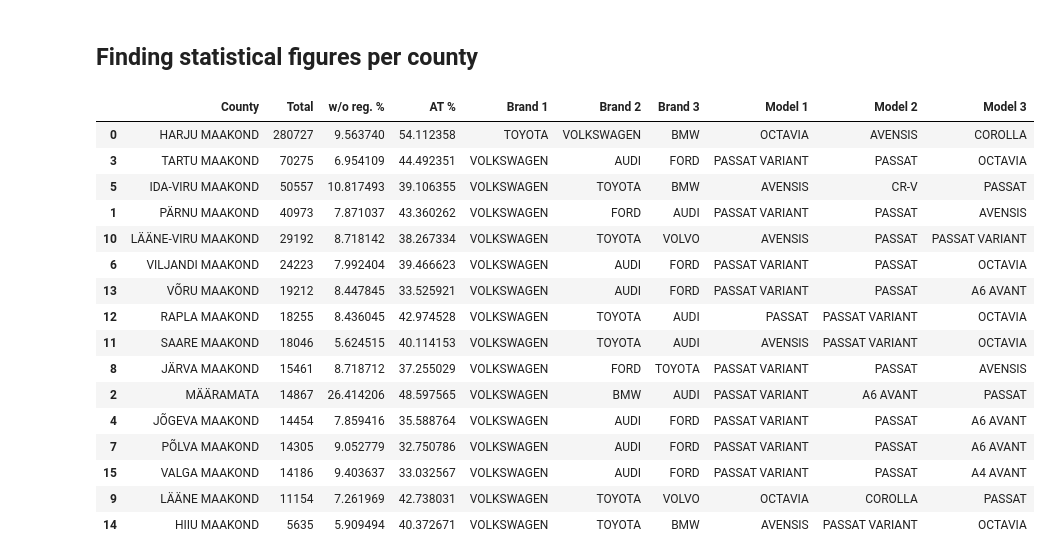
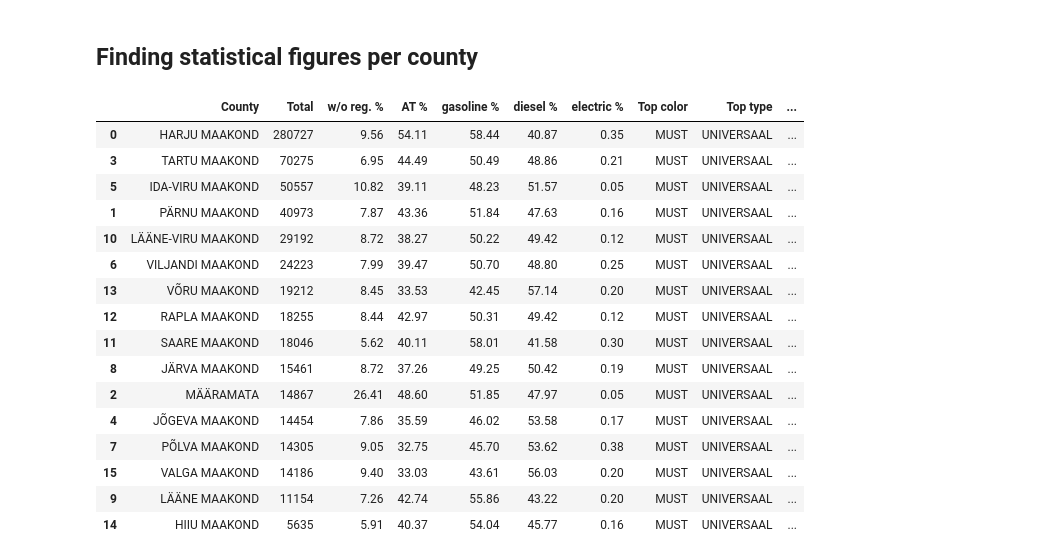
Before and after one commit to Rapur101/IDS2020Project, a Jupyter notebook: Data mining.ipynb, the cells around one changed output. Cells and saved outputs as stored; diff of their text form; code cells hidden in the pictures.

Commit message:
Deep look into county's infos

```diff
--- a/Data mining.ipynb
+++ b/Data mining.ipynb
@@ -9,54 +9,75 @@ data =  pd.read_csv("data/cleanedData.csv")
 <h2>Finding statistical figures per county</h2>
 # %%
 county_dataset = pd.DataFrame(columns=["County","Total","w/o reg. %", "AT %",
+                                       "gasoline %", "diesel %", "electric %",
+                                       "Top color", "Top type", "Avg engine",
+                                       "Avg CO2", "Avg empty mass",
                                        "Brand 1", "Brand 2", "Brand 3",
                                       "Model 1", "Model 2", "Model 3"])
 
 i =0
 for county in data["Maakond"].unique():
     countyData = data.loc[data['Maakond'] == county]
 
     cars = len(countyData)
     stopedCars = len(countyData[countyData["Üldine staatus"] == "PEATATUD"])
     atCars = len(countyData[(countyData["Käigukasti tüüp"] == "CVT") |
                              (countyData["Käigukasti tüüp"] == "AUTOMAAT")])
-    stopedPercentage = (stopedCars/cars) * 100
-    atPercentage = (atCars/cars) * 100
+    stopedPercentage = round((stopedCars/cars) * 100, 2)
+    atPercentage = round((atCars/cars) * 100, 2)
+
+    gasolineCars = len(countyData[(countyData["Mootori tüüp"] == "BENSIIN_KATALYSAATOR") |
+                                  (countyData["Mootori tüüp"] == "BENSIIN_HYBRIID")|
+                                  (countyData["Mootori tüüp"] == "BENSIIN")])
+    dieselCars = len(countyData[(countyData["Mootori tüüp"] == "DIISEL") |
+                                  (countyData["Mootori tüüp"] == "DIISEL_HYBRIID")])
+    electricCars = len(countyData[(countyData["Mootori tüüp"] == "ELEKTER")])
+
+    gasolinePercentage = round((gasolineCars/cars) * 100, 2)
+    dieselPercentage =  round((dieselCars/cars) * 100, 2)
+    electricPercentage =  round((electricCars/cars) * 100, 2)
 
     topBrands = countyData.groupby("Mark").size().sort_values(ascending=False)
     topModels = countyData.groupby("Mudel").size().sort_values(ascending=False)
+
+    topColors = countyData.groupby("Värv").size().sort_values(ascending=False)
+    topType = countyData.groupby("Keretüüp").size().sort_values(ascending=False)
+
+    avgEngine = countyData["Mootori võimsus"].mean()
+    avgCO2 = countyData["CO2"].mean()
+    avgMass = countyData["Tühimass"].mean()
 
     brand1 = str(topBrands.index[0]) #+ ": " + str(topBrands[0])
     brand2 = str(topBrands.index[1]) #+ ": " +  str(topBrands[1])
     brand3 = str(topBrands.index[2]) #+ ": " +  str(topBrands[2])
 
     model1 = str(topModels.index[0]) #+ ": " + str(topModels[0])
     model2 = str(topModels.index[1]) #+ ": " +  str(topModels[1])
     model3 = str(topModels.index[2]) #+ ": " +  str(topModels[2])
 
-    county_dataset.loc[i] = [county] + [cars] + [stopedPercentage] + [atPercentage] + [brand1] + [brand2] + [brand3] + [model1] + [model2] + [model3]
+    county_dataset.loc[i] = [county] + [cars] + [stopedPercentage] + [atPercentage] + [gasolinePercentage]  + [dieselPercentage] + [electricPercentage] + [topColors.index[0]] + [topType.index[0]] + [avgEngine] + [avgCO2] + [avgMass] + [brand1] + [brand2] + [brand3] + [model1] + [model2] + [model3]
     i +=1
 
 county_dataset = county_dataset.sort_values(by="Total", ascending= False)
 display(county_dataset)
     #display(countyData.describe())
     #display(countyData.groupby("Mark").count()["Üldine staatus"].sort_values(ascending=False).head())
     #display(countyData.groupby("Mudel").count()["Üldine staatus"].sort_values(ascending=False).head())
 # %% [output]
-|  | County | Total | w/o reg. % | AT % | Brand 1 | Brand 2 | Brand 3 | Model 1 | Model 2 | Model 3 |
-| 0 | HARJU MAAKOND | 280727 | 9.563740 | 54.112358 | TOYOTA | VOLKSWAGEN | BMW | OCTAVIA | AVENSIS | COROLLA |
-| 3 | TARTU MAAKOND | 70275 | 6.954109 | 44.492351 | VOLKSWAGEN | AUDI | FORD | PASSAT VARIANT | PASSAT | OCTAVIA |
-| 5 | IDA-VIRU MAAKOND | 50557 | 10.817493 | 39.106355 | VOLKSWAGEN | TOYOTA | BMW | AVENSIS | CR-V | PASSAT |
-| 1 | PÄRNU MAAKOND | 40973 | 7.871037 | 43.360262 | VOLKSWAGEN | FORD | AUDI | PASSAT VARIANT | PASSAT | AVENSIS |
-| 10 | LÄÄNE-VIRU MAAKOND | 29192 | 8.718142 | 38.267334 | VOLKSWAGEN | TOYOTA | VOLVO | AVENSIS | PASSAT | PASSAT VARIANT |
-| 6 | VILJANDI MAAKOND | 24223 | 7.992404 | 39.466623 | VOLKSWAGEN | AUDI | FORD | PASSAT VARIANT | PASSAT | OCTAVIA |
-| 13 | VÕRU MAAKOND | 19212 | 8.447845 | 33.525921 | VOLKSWAGEN | AUDI | FORD | PASSAT VARIANT | PASSAT | A6 AVANT |
-| 12 | RAPLA MAAKOND | 18255 | 8.436045 | 42.974528 | VOLKSWAGEN | TOYOTA | AUDI | PASSAT | PASSAT VARIANT | OCTAVIA |
-| 11 | SAARE MAAKOND | 18046 | 5.624515 | 40.114153 | VOLKSWAGEN | TOYOTA | AUDI | AVENSIS | PASSAT VARIANT | OCTAVIA |
-| 8 | JÄRVA MAAKOND | 15461 | 8.718712 | 37.255029 | VOLKSWAGEN | FORD | TOYOTA | PASSAT VARIANT | PASSAT | AVENSIS |
-| 2 | MÄÄRAMATA | 14867 | 26.414206 | 48.597565 | VOLKSWAGEN | BMW | AUDI | PASSAT VARIANT | A6 AVANT | PASSAT |
-| 4 | JÕGEVA MAAKOND | 14454 | 7.859416 | 35.588764 | VOLKSWAGEN | AUDI | FORD | PASSAT VARIANT | PASSAT | A6 AVANT |
-| 7 | PÕLVA MAAKOND | 14305 | 9.052779 | 32.750786 | VOLKSWAGEN | AUDI | FORD | PASSAT VARIANT | PASSAT | A6 AVANT |
-| 15 | VALGA MAAKOND | 14186 | 9.403637 | 33.032567 | VOLKSWAGEN | AUDI | FORD | PASSAT VARIANT | PASSAT | A4 AVANT |
-| 9 | LÄÄNE MAAKOND | 11154 | 7.261969 | 42.738031 | VOLKSWAGEN | TOYOTA | VOLVO | OCTAVIA | COROLLA | PASSAT |
-| 14 | HIIU MAAKOND | 5635 | 5.909494 | 40.372671 | VOLKSWAGEN | TOYOTA | BMW | AVENSIS | PASSAT VARIANT | OCTAVIA |
+|  | County | Total | w/o reg. % | AT % | gasoline % | diesel % | electric % | Top color | Top type | ... |
+| 0 | HARJU MAAKOND | 280727 | 9.56 | 54.11 | 58.44 | 40.87 | 0.35 | MUST | UNIVERSAAL | ... |
+| 3 | TARTU MAAKOND | 70275 | 6.95 | 44.49 | 50.49 | 48.86 | 0.21 | MUST | UNIVERSAAL | ... |
+| 5 | IDA-VIRU MAAKOND | 50557 | 10.82 | 39.11 | 48.23 | 51.57 | 0.05 | MUST | UNIVERSAAL | ... |
+| 1 | PÄRNU MAAKOND | 40973 | 7.87 | 43.36 | 51.84 | 47.63 | 0.16 | MUST | UNIVERSAAL | ... |
+| 10 | LÄÄNE-VIRU MAAKOND | 29192 | 8.72 | 38.27 | 50.22 | 49.42 | 0.12 | MUST | UNIVERSAAL | ... |
+| 6 | VILJANDI MAAKOND | 24223 | 7.99 | 39.47 | 50.70 | 48.80 | 0.25 | MUST | UNIVERSAAL | ... |
+| 13 | VÕRU MAAKOND | 19212 | 8.45 | 33.53 | 42.45 | 57.14 | 0.20 | MUST | UNIVERSAAL | ... |
+| 12 | RAPLA MAAKOND | 18255 | 8.44 | 42.97 | 50.31 | 49.42 | 0.12 | MUST | UNIVERSAAL | ... |
+| 11 | SAARE MAAKOND | 18046 | 5.62 | 40.11 | 58.01 | 41.58 | 0.30 | MUST | UNIVERSAAL | ... |
+| 8 | JÄRVA MAAKOND | 15461 | 8.72 | 37.26 | 49.25 | 50.42 | 0.19 | MUST | UNIVERSAAL | ... |
+| 2 | MÄÄRAMATA | 14867 | 26.41 | 48.60 | 51.85 | 47.97 | 0.05 | MUST | UNIVERSAAL | ... |
+| 4 | JÕGEVA MAAKOND | 14454 | 7.86 | 35.59 | 46.02 | 53.58 | 0.17 | MUST | UNIVERSAAL | ... |
+| 7 | PÕLVA MAAKOND | 14305 | 9.05 | 32.75 | 45.70 | 53.62 | 0.38 | MUST | UNIVERSAAL | ... |
+| 15 | VALGA MAAKOND | 14186 | 9.40 | 33.03 | 43.61 | 56.03 | 0.20 | MUST | UNIVERSAAL | ... |
+| 9 | LÄÄNE MAAKOND | 11154 | 7.26 | 42.74 | 55.86 | 43.22 | 0.20 | MUST | UNIVERSAAL | ... |
+| 14 | HIIU MAAKOND | 5635 | 5.91 | 40.37 | 54.04 | 45.77 | 0.16 | MUST | UNIVERSAAL | ... |
```
Also changed, not shown: parts of 2 cells of this notebook.
